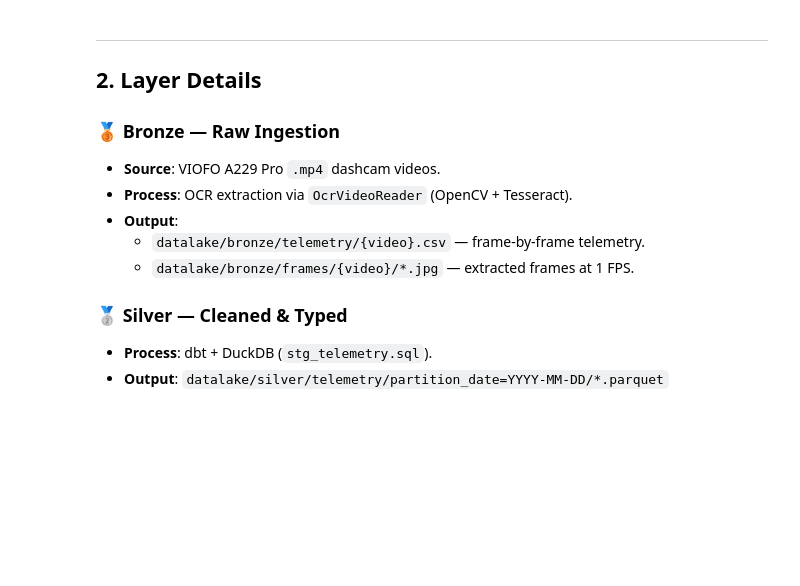
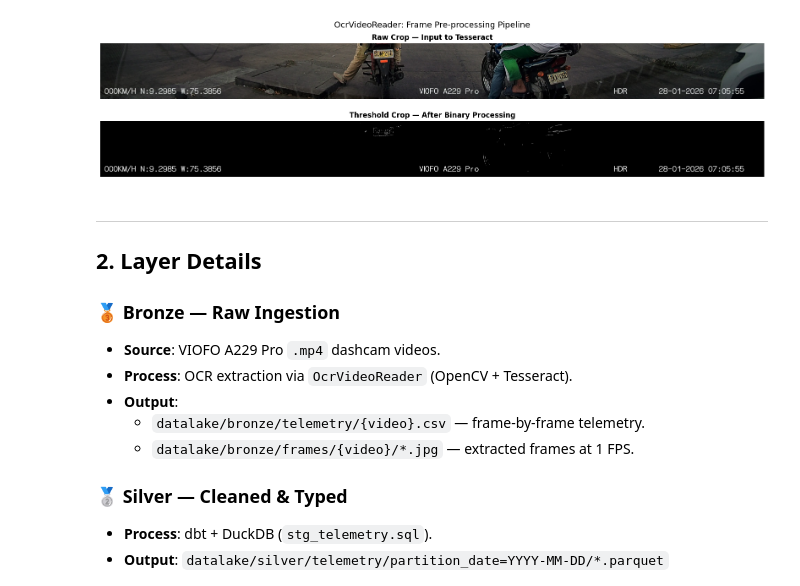
Before and after one commit to rsanahi/trafficlens-data-lake, a Jupyter notebook: docs/architecture.ipynb, the cells around one changed output. Cells and saved outputs as stored; diff of their text form; code cells hidden in the pictures; blank space fills up the shorter version.

```diff
--- a/docs/architecture.ipynb
+++ b/docs/architecture.ipynb
@@ -34,3 +47,25 @@ graph TD
+# %%
+import matplotlib.pyplot as plt
+import matplotlib.image as mpimg
+
+raw = mpimg.imread('debug_crop_raw.jpg')
+thresh = mpimg.imread('debug_crop_thresh.jpg')
+
+fig, axes = plt.subplots(2, 1, figsize=(16, 4))
+
+axes[0].imshow(raw)
+axes[0].set_title('Raw Crop — Input to Tesseract', fontsize=12, fontweight='bold')
+axes[0].axis('off')
+
+axes[1].imshow(thresh, cmap='gray')
+axes[1].set_title('Threshold Crop — After Binary Processing', fontsize=12, fontweight='bold')
+axes[1].axis('off')
+
+plt.tight_layout()
+plt.suptitle('OcrVideoReader: Frame Pre-processing Pipeline', fontsize=14, y=1.02)
+plt.show()
+# %% [output]
+[figure, added]
 # %% [markdown]
 ---
 ## 2. Layer Details
```
Also changed, not shown: parts of 4 cells of this notebook, 2 other files.
